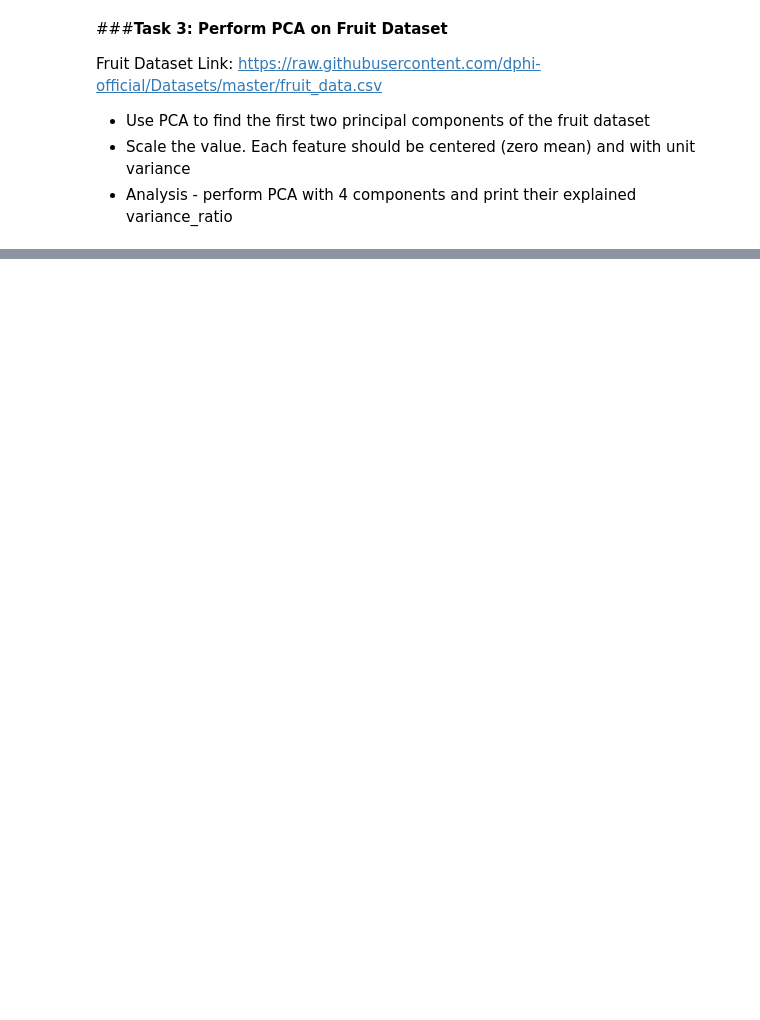
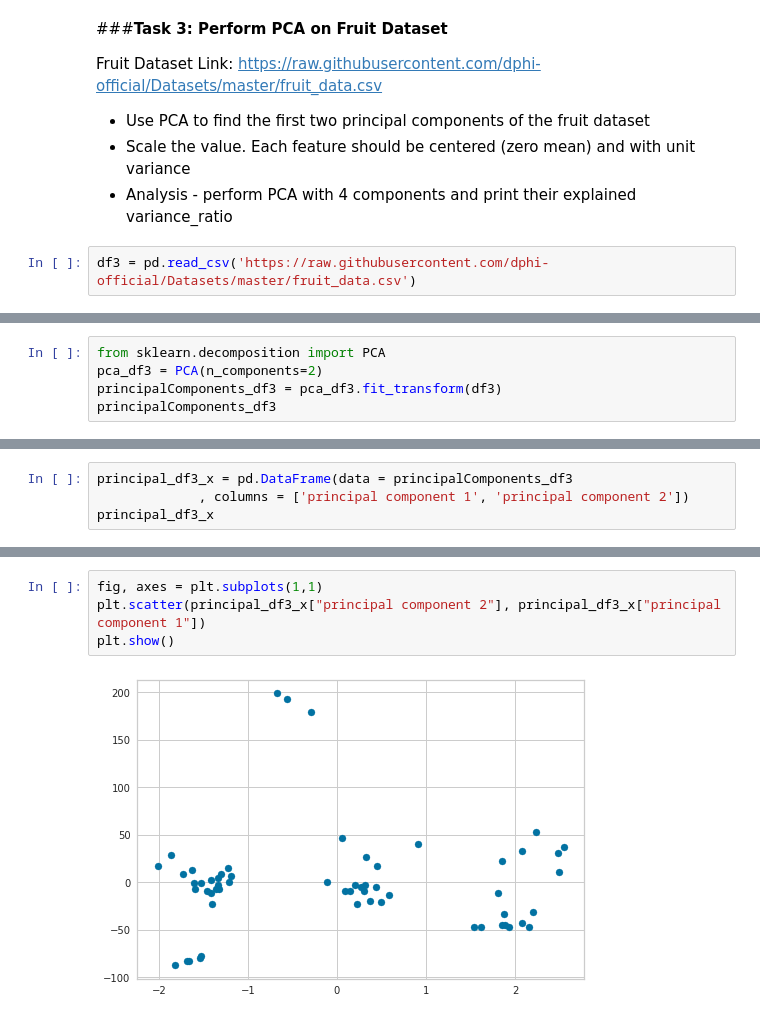
Before and after one commit to lophy95/Unsupervised-Learning, a Jupyter notebook: assignment.ipynb, the cells around one changed output, grey strips where cells are left out. Saved outputs shown, nothing was run; the diff lists cells and outputs as text; blank space fills up the shorter version.

```diff
--- a/assignment.ipynb
+++ b/assignment.ipynb
@@ -52,3 +306,5 @@ Fruit Dataset Link: https://raw.githubusercontent.com/dphi-official/Datasets/mas
 * Use PCA to find the first two principal components of the fruit dataset
 * Scale the value. Each feature should be centered (zero mean) and with unit variance
 * Analysis - perform PCA with 4 components and print their explained variance_ratio
+# %%
+df3 = pd.read_csv('https://raw.githubusercontent.com/dphi-official/Datasets/master/fruit_data.csv')
@@ -54,0 +356,5 @@ Fruit Dataset Link: https://raw.githubusercontent.com/dphi-official/Datasets/mas
+# %%
+from sklearn.decomposition import PCA
+pca_df3 = PCA(n_components=2)
+principalComponents_df3 = pca_df3.fit_transform(df3)
+principalComponents_df3
@@ -54,0 +379,4 @@ Fruit Dataset Link: https://raw.githubusercontent.com/dphi-official/Datasets/mas
+# %%
+principal_df3_x = pd.DataFrame(data = principalComponents_df3
+             , columns = ['principal component 1', 'principal component 2'])
+principal_df3_x
@@ -54,0 +401,6 @@ Fruit Dataset Link: https://raw.githubusercontent.com/dphi-official/Datasets/mas
+# %%
+fig, axes = plt.subplots(1,1)
+plt.scatter(principal_df3_x["principal component 2"], principal_df3_x["principal component 1"])
+plt.show()
+# %% [output]
+[figure, added]
```
Also changed, not shown: parts of 28 cells of this notebook.
